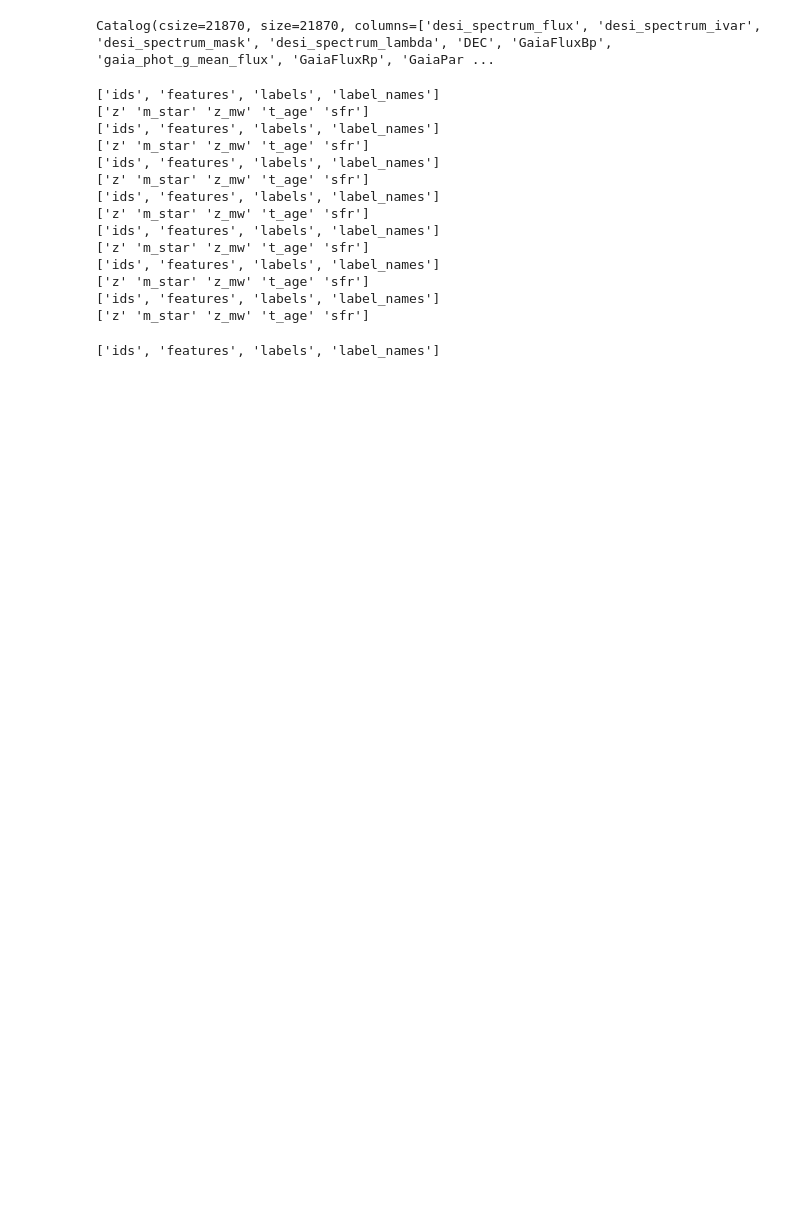
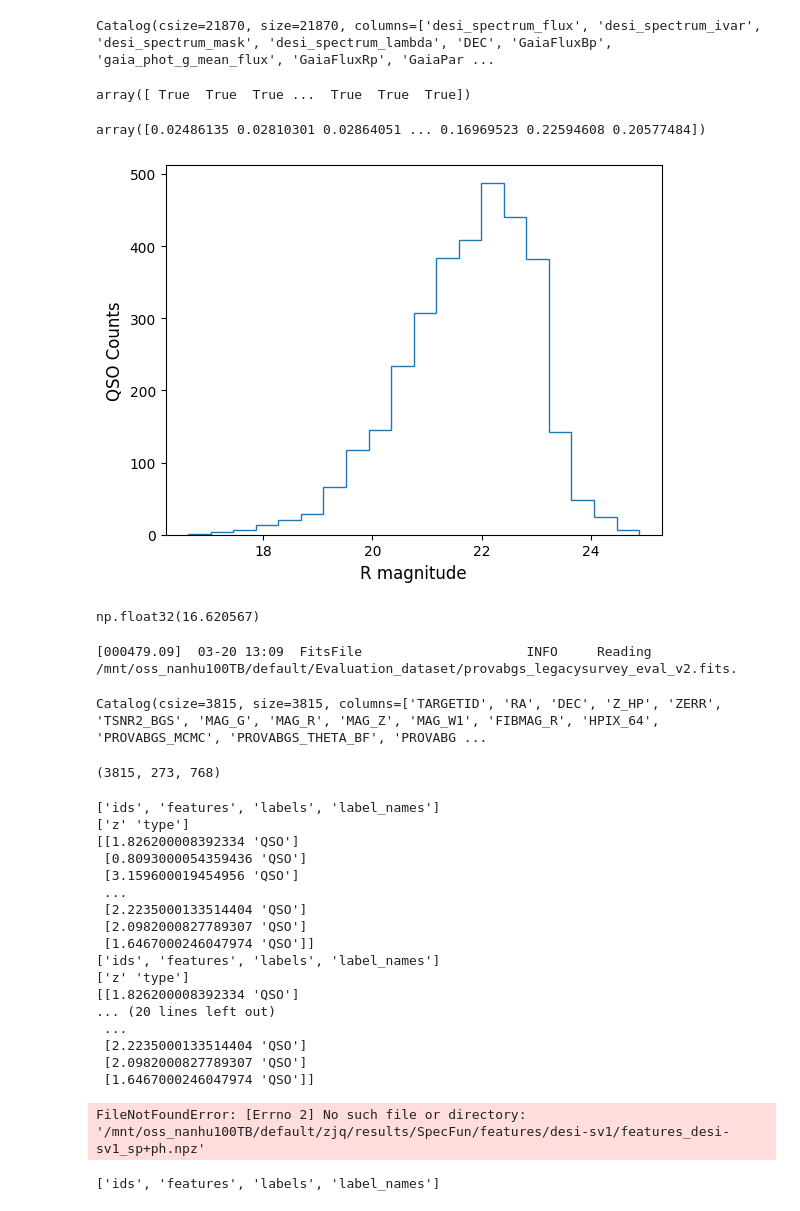
Before and after one commit to ShengyuHE/OneAstro-Spec, a Jupyter notebook: main/tasks/notebooks/test.ipynb, the cells around one changed output. Saved outputs shown, nothing was run; the diff lists cells and outputs as text; code cells hidden in the pictures; blank space fills up the shorter version.

```diff
--- a/main/tasks/notebooks/test.ipynb
+++ b/main/tasks/notebooks/test.ipynb
@@ -53,4 +89,41 @@ cat=Catalog.read(fn)
 cat
 # %% [output]
 Catalog(csize=21870, size=21870, columns=['desi_spectrum_flux', 'desi_spectrum_ivar', 'desi_spectrum_mask', 'desi_spectrum_lambda', 'DEC', 'GaiaFluxBp', 'gaia_phot_g_mean_flux', 'GaiaFluxRp', 'GaiaPar ...
+# %%
+mask_qso = (cat['SPECTYPE']=='QSO')
+mask_qso
+# %% [output]
+array([ True  True  True ...  True  True  True])
+# %%
+cat_qso = cat[mask_qso]
+
+flux_r = cat_qso["legacysurvey_FLUX_R"]
+
+mag_r = 22.5 - 2.5 * np.log10(flux_r)
+# %%
+cat_qso['LegacySurveyEBV']
+# %% [output]
+array([0.02486135 0.02810301 0.02864051 ... 0.16969523 0.22594608 0.20577484])
+# %%
+flux_r = cat_qso["legacysurvey_FLUX_R"]
+
+mag_r = 22.5 - 2.5 * np.log10(flux_r)
+# %%
+plt.hist(mag_r, bins=20, histtype="step")
+plt.xlabel("R magnitude", fontsize=12)
+plt.ylabel("QSO Counts", fontsize=12)
+plt.show()
+# %% [output]
+[figure, added]
+# %%
+min(mag_r)
+# %% [output]
+np.float32(16.620567)
+# %%
+pro_fn = "/mnt/oss_nanhu100TB/default/Evaluation_dataset/provabgs_legacysurvey_eval_v2.fits"
+pro_cat=Catalog.read(pro_fn)
+pro_cat
+# %% [output]
+[000479.09]  03-20 13:09  FitsFile                     INFO     Reading /mnt/oss_nanhu100TB/default/Evaluation_dataset/provabgs_legacysurvey_eval_v2.fits.
+Catalog(csize=3815, size=3815, columns=['TARGETID', 'RA', 'DEC', 'Z_HP', 'ZERR', 'TSNR2_BGS', 'MAG_G', 'MAG_R', 'MAG_Z', 'MAG_W1', 'FIBMAG_R', 'HPIX_64', 'PROVABGS_MCMC', 'PROVABGS_THETA_BF', 'PROVABG ...
 # %%
@@ -59,30 +132,40 @@ fn = '/mnt/oss_nanhu100TB/default/zjq/results/SpecFun/features/desi-sv1_sp_featu
 cache = np.load(fn, allow_pickle=True)
 features = cache["features"]
 all_labels = cache["labels"]
+# %%
+features.shape
+# %% [output]
+(3815, 273, 768)
 # %%
 # feature_fn = "/mnt/oss_nanhu100TB/default/zjq/results/SpecFun/features/provabgs-v2_im_features.npz"
 
 for mod in ["sp","im","ph","im+ph","sp+ph","sp+im","sp+im+ph"]:
-    feature_fn = f"/mnt/oss_nanhu100TB/default/zjq/results/SpecFun/features/provabgs-v2/provabgs-v2_{mod}_features.npz"
-    # feature_fn = f'/mnt/oss_nanhu100TB/default/zjq/results/SpecFun/features/desi-sv1/desi-sv1_{mod}_features.npz'
+    # feature_fn = f"/mnt/oss_nanhu100TB/default/zjq/results/SpecFun/features/provabgs-v2/provabgs-v2_{mod}_features.npz"
+    feature_fn = f'/mnt/oss_nanhu100TB/default/zjq/results/SpecFun/features/desi-sv1/features_desi-sv1_{mod}.npz'
     cache = np.load(feature_fn, allow_pickle=True)
     print(cache.files)
     print(cache['label_names'])
+
+    print(cache['labels'])
 # %% [output]
 ['ids', 'features', 'labels', 'label_names']
-['z' 'm_star' 'z_mw' 't_age' 'sfr']
+['z' 'type']
+[[1.826200008392334 'QSO']
+ [0.8093000054359436 'QSO']
+ [3.159600019454956 'QSO']
+ ...
+ [2.2235000133514404 'QSO']
+ [2.0982000827789307 'QSO']
+ [1.6467000246047974 'QSO']]
 ['ids', 'features', 'labels', 'label_names']
-['z' 'm_star' 'z_mw' 't_age' 'sfr']
-['ids', 'features', 'labels', 'label_names']
-['z' 'm_star' 'z_mw' 't_age' 'sfr']
-['ids', 'features', 'labels', 'label_names']
-['z' 'm_star' 'z_mw' 't_age' 'sfr']
-['ids', 'features', 'labels', 'label_names']
-['z' 'm_star' 'z_mw' 't_age' 'sfr']
-['ids', 'features', 'labels', 'label_names']
-['z' 'm_star' 'z_mw' 't_age' 'sfr']
-['ids', 'features', 'labels', 'label_names']
-['z' 'm_star' 'z_mw' 't_age' 'sfr']
+['z' 'type']
+[[1.826200008392334 'QSO']
+... (20 lines left out)
+ ...
+ [2.2235000133514404 'QSO']
+ [2.0982000827789307 'QSO']
+ [1.6467000246047974 'QSO']]
+FileNotFoundError: [Errno 2] No such file or directory: '/mnt/oss_nanhu100TB/default/zjq/results/SpecFun/features/desi-sv1/features_desi-sv1_sp+ph.npz'
 # %%
 mod = 'sp'
 feature_fn = f'/mnt/oss_nanhu100TB/default/zjq/results/SpecFun/features/desi-sv1_{mod}_features.npz'
```
Also changed, not shown: parts of 7 cells of this notebook, 17 other files.
